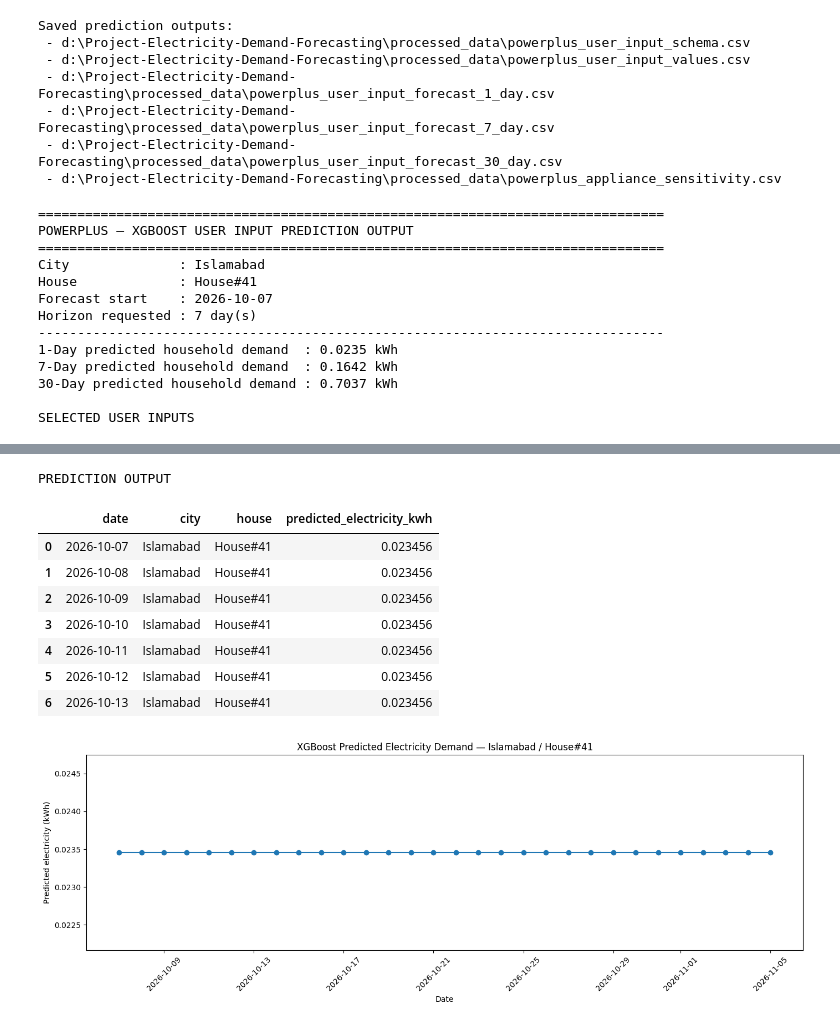
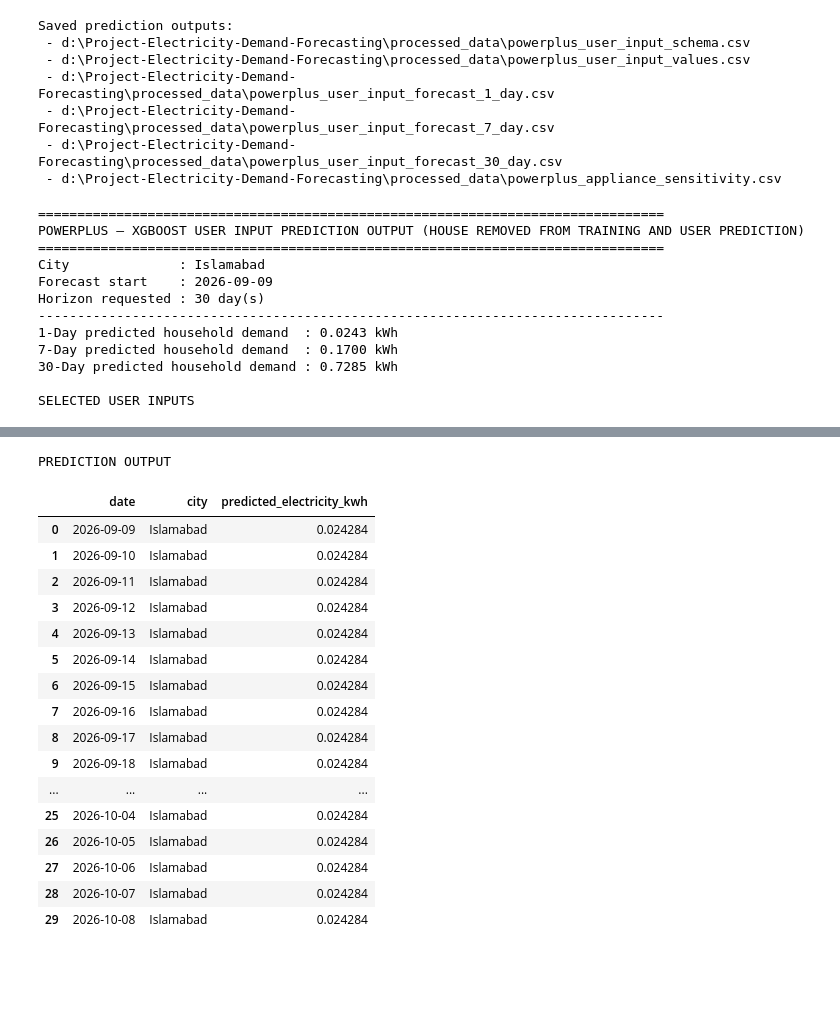
Before and after one commit to aimenja/Project-Electricity-Demand-Forecasting, a Jupyter notebook: PowerPlus_User_Input_XGBoost_Weather_NoHouse_PowerBI_Final.ipynb, the cells around one changed output, grey strips where cells are left out. Cells and saved outputs as stored; diff of their text form; code cells hidden in the pictures; blank space fills up the shorter version.

```diff
--- a/PowerPlus_User_Input_XGBoost_Final_Fewer_Features_PowerBI.ipynb
+++ b/PowerPlus_User_Input_XGBoost_Weather_NoHouse_PowerBI_Final.ipynb
@@ -434,10 +457,7 @@ if "schema_df" not in globals():
 if "label" not in schema_df.columns:
     raise RuntimeError("schema_df does not contain 'label'. Re-run Cell 3.")
 
-USER_INPUTS = {
-    CITY_COL: USER_CITY,
-    HOUSE_COL: USER_HOUSE,
-}
+USER_INPUTS = {CITY_COL: USER_CITY}
 input_rows = []
 
 # Calendar features are NEVER user-entered.
@@ -584,7 +603,6 @@ Rolling features: {3: 'rolling_3_day_avg_kwh', 7: 'rolling_7_day_avg_kwh', 14: '
 def build_future_row(future_date, demand_history, weather_row=None):
     row = latest_profile.to_dict()
     row[CITY_COL] = USER_CITY
-    row[HOUSE_COL] = USER_HOUSE
 
     # Apply user inputs first.
     for c, v in USER_INPUTS.items():
@@ -665,8 +683,8 @@ def build_future_row(future_date, demand_history, weather_row=None):
 # 11. RUN XGBOOST PREDICTION
 def predict_for_user(horizon_days):
     dates = pd.date_range(START_DATE, periods=horizon_days, freq='D')
-    demand = house_history[[DATE_COL, TARGET]].copy().dropna()
-    weather_proxy = seasonal_weather(USER_CITY, dates)
+    demand = city_history.groupby(DATE_COL, as_index=False)[TARGET].mean().dropna()
+    weather_proxy = future_weather(USER_CITY, dates)
     results = []
 
     for d in dates:
@@ -680,7 +698,6 @@ def predict_for_user(horizon_days):
         results.append({
             'date': d,
             'city': USER_CITY,
-            'house': USER_HOUSE,
             'predicted_electricity_kwh': pred,
         })
         demand = pd.concat([demand, pd.DataFrame([{DATE_COL: d, TARGET: pred}])], ignore_index=True)
@@ -694,7 +711,6 @@ print('\n' + '=' * 72)
 print('XGBOOST USER INPUT PREDICTION OUTPUT')
 print('=' * 72)
 print('City                 :', USER_CITY)
-print('House                :', USER_HOUSE)
 print('Forecast start       :', START_DATE.date())
 print('1-day predicted kWh  :', round(forecast_1['predicted_electricity_kwh'].sum(), 4))
 print('7-day predicted kWh  :', round(forecast_7['predicted_electricity_kwh'].sum(), 4))
@@ -817,10 +832,9 @@ Saved prediction outputs:
 # 14. FINAL USER INPUT PREDICTION OUTPUT
 
 print("\n" + "=" * 80)
-print("POWERPLUS — XGBOOST USER INPUT PREDICTION OUTPUT")
+print("POWERPLUS — XGBOOST USER INPUT PREDICTION OUTPUT (HOUSE REMOVED FROM TRAINING AND USER PREDICTION)")
 print("=" * 80)
 print(f"City              : {USER_CITY}")
-print(f"House             : {USER_HOUSE}")
 print(f"Forecast start    : {START_DATE.date()}")
 print(f"Horizon requested : {HORIZON_DAYS} day(s)")
 print("-" * 80)
@@ -844,34 +858,17 @@ elif HORIZON_DAYS == 7:
     display(forecast_7)
 else:
     display(forecast_30)
-
-plt.figure(figsize=(14, 5))
-plt.plot(
-    forecast_30["date"],
-    forecast_30["predicted_electricity_kwh"],
-    marker="o"
-)
-plt.title(
-    f"XGBoost Predicted Electricity Demand — "
-    f"{USER_CITY} / {USER_HOUSE}"
-)
-plt.xlabel("Date")
-plt.ylabel("Predicted electricity (kWh)")
-plt.xticks(rotation=45)
-plt.tight_layout()
-plt.show()
 # %% [output]
 ================================================================================
-POWERPLUS — XGBOOST USER INPUT PREDICTION OUTPUT
+POWERPLUS — XGBOOST USER INPUT PREDICTION OUTPUT (HOUSE REMOVED FROM TRAINING AND USER PREDICTION)
 ================================================================================
 City              : Islamabad
-House             : House#41
-Forecast start    : 2026-10-07
-Horizon requested : 7 day(s)
+Forecast start    : 2026-09-09
+Horizon requested : 30 day(s)
 --------------------------------------------------------------------------------
-1-Day predicted household demand  : 0.0235 kWh
-7-Day predicted household demand  : 0.1642 kWh
-30-Day predicted household demand : 0.7037 kWh
+1-Day predicted household demand  : 0.0243 kWh
+7-Day predicted household demand  : 0.1700 kWh
+30-Day predicted household demand : 0.7285 kWh
 
 SELECTED USER INPUTS
 |  | label | model_type | pandas_dtype | python_input_type | user_value |
@@ -894,13 +891,21 @@ SELECTED USER INPUTS
 PREDICTION OUTPUT
-|  | date | city | house | predicted_electricity_kwh |
-| 0 | 2026-10-07 | Islamabad | House#41 | 0.023456 |
-| 1 | 2026-10-08 | Islamabad | House#41 | 0.023456 |
-| 2 | 2026-10-09 | Islamabad | House#41 | 0.023456 |
-| 3 | 2026-10-10 | Islamabad | House#41 | 0.023456 |
-| 4 | 2026-10-11 | Islamabad | House#41 | 0.023456 |
-| 5 | 2026-10-12 | Islamabad | House#41 | 0.023456 |
-| 6 | 2026-10-13 | Islamabad | House#41 | 0.023456 |
+|  | date | city | predicted_electricity_kwh |
+| 0 | 2026-09-09 | Islamabad | 0.024284 |
+| 1 | 2026-09-10 | Islamabad | 0.024284 |
+| 2 | 2026-09-11 | Islamabad | 0.024284 |
+| 3 | 2026-09-12 | Islamabad | 0.024284 |
+| 4 | 2026-09-13 | Islamabad | 0.024284 |
+| 5 | 2026-09-14 | Islamabad | 0.024284 |
+| 6 | 2026-09-15 | Islamabad | 0.024284 |
+| 7 | 2026-09-16 | Islamabad | 0.024284 |
+| 8 | 2026-09-17 | Islamabad | 0.024284 |
+| 9 | 2026-09-18 | Islamabad | 0.024284 |
+| ... | ... | ... | ... |
+| 25 | 2026-10-04 | Islamabad | 0.024284 |
+| 26 | 2026-10-05 | Islamabad | 0.024284 |
+| 27 | 2026-10-06 | Islamabad | 0.024284 |
+| 28 | 2026-10-07 | Islamabad | 0.024284 |
+| 29 | 2026-10-08 | Islamabad | 0.024284 |
-[figure, removed]
 # %% [markdown]
 ## How to use
 
```
Also changed, not shown: parts of 12 cells of this notebook, 17 other files.
